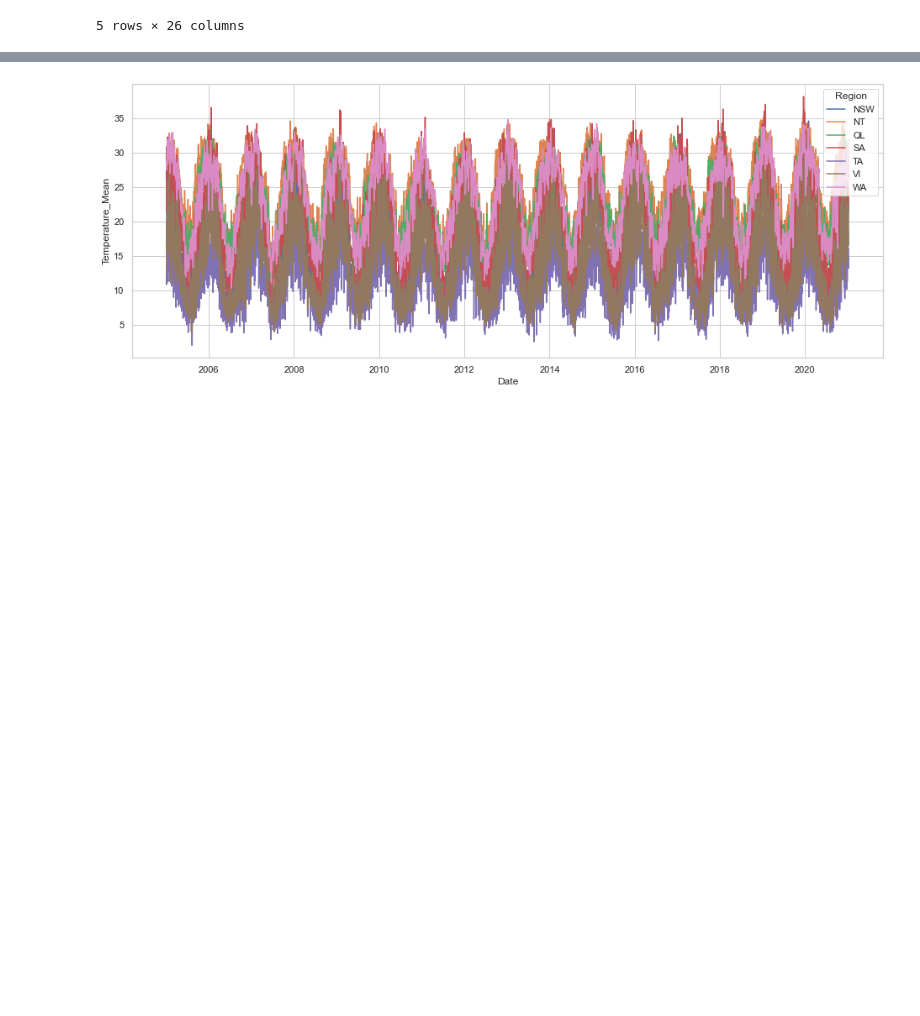
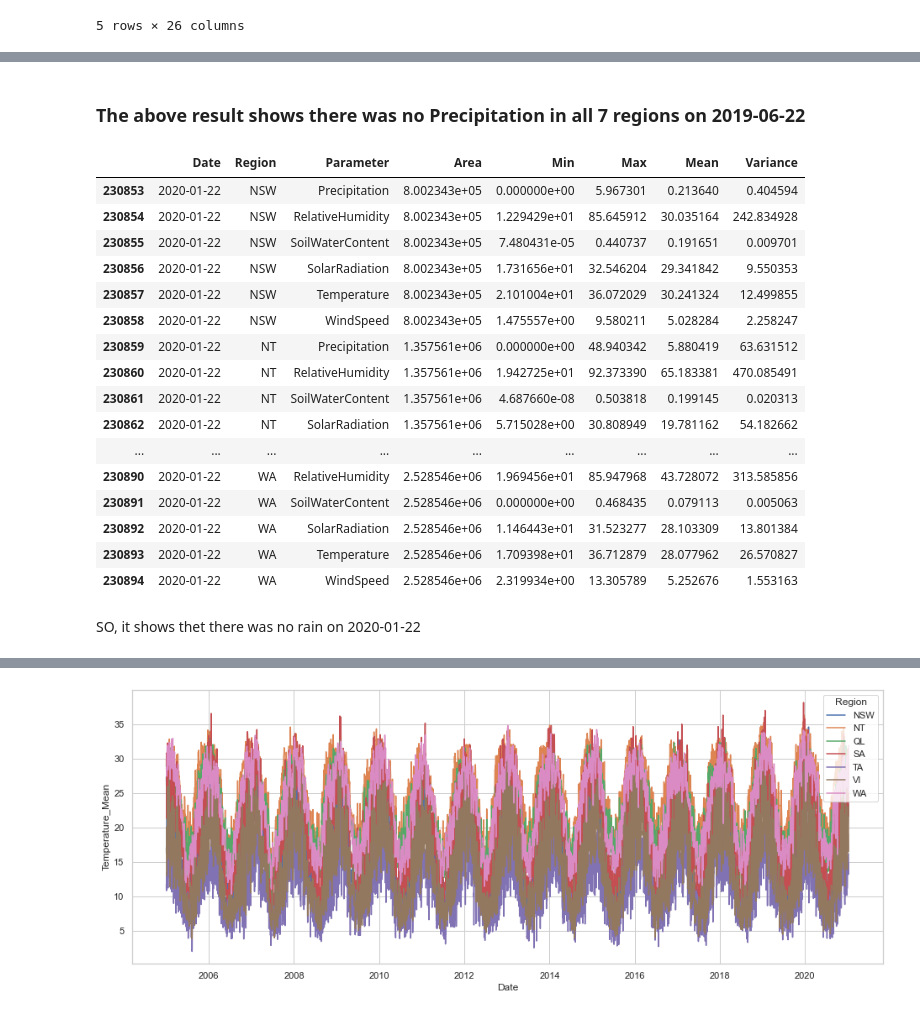
Before and after one commit to sarmitamajumdar/Spot_Challenge_Wildfires, a Jupyter notebook: Spot_Challange_Wildfires.ipynb, the cells around one changed output, grey strips where cells are left out. Drawn from its saved outputs; the diff is of its cells as text; code cells hidden in the pictures; blank space fills up the shorter version.

```diff
--- a/Spot_Challange_Wildfires.ipynb
+++ b/Spot_Challange_Wildfires.ipynb
@@ -369,0 +478,25 @@ weather_df.head()
+# %% [markdown]
+### The above result shows there was no Precipitation in all 7 regions on 2019-06-22
+# %%
+#Cross check with Original Data values
+df_weather.loc[df_weather['Date'] == "2020-01-22", :]
+# %% [output]
+|  | Date | Region | Parameter | Area | Min | Max | Mean | Variance |
+| 230853 | 2020-01-22 | NSW | Precipitation | 8.002343e+05 | 0.000000e+00 | 5.967301 | 0.213640 | 0.404594 |
+| 230854 | 2020-01-22 | NSW | RelativeHumidity | 8.002343e+05 | 1.229429e+01 | 85.645912 | 30.035164 | 242.834928 |
+| 230855 | 2020-01-22 | NSW | SoilWaterContent | 8.002343e+05 | 7.480431e-05 | 0.440737 | 0.191651 | 0.009701 |
+| 230856 | 2020-01-22 | NSW | SolarRadiation | 8.002343e+05 | 1.731656e+01 | 32.546204 | 29.341842 | 9.550353 |
+| 230857 | 2020-01-22 | NSW | Temperature | 8.002343e+05 | 2.101004e+01 | 36.072029 | 30.241324 | 12.499855 |
+| 230858 | 2020-01-22 | NSW | WindSpeed | 8.002343e+05 | 1.475557e+00 | 9.580211 | 5.028284 | 2.258247 |
+| 230859 | 2020-01-22 | NT | Precipitation | 1.357561e+06 | 0.000000e+00 | 48.940342 | 5.880419 | 63.631512 |
+| 230860 | 2020-01-22 | NT | RelativeHumidity | 1.357561e+06 | 1.942725e+01 | 92.373390 | 65.183381 | 470.085491 |
+| 230861 | 2020-01-22 | NT | SoilWaterContent | 1.357561e+06 | 4.687660e-08 | 0.503818 | 0.199145 | 0.020313 |
+| 230862 | 2020-01-22 | NT | SolarRadiation | 1.357561e+06 | 5.715028e+00 | 30.808949 | 19.781162 | 54.182662 |
+| ... | ... | ... | ... | ... | ... | ... | ... | ... |
+| 230890 | 2020-01-22 | WA | RelativeHumidity | 2.528546e+06 | 1.969456e+01 | 85.947968 | 43.728072 | 313.585856 |
+| 230891 | 2020-01-22 | WA | SoilWaterContent | 2.528546e+06 | 0.000000e+00 | 0.468435 | 0.079113 | 0.005063 |
+| 230892 | 2020-01-22 | WA | SolarRadiation | 2.528546e+06 | 1.146443e+01 | 31.523277 | 28.103309 | 13.801384 |
+| 230893 | 2020-01-22 | WA | Temperature | 2.528546e+06 | 1.709398e+01 | 36.712879 | 28.077962 | 26.570827 |
+| 230894 | 2020-01-22 | WA | WindSpeed | 2.528546e+06 | 2.319934e+00 | 13.305789 | 5.252676 | 1.553163 |
+# %% [markdown]
+SO, it shows thet there was no rain on 2020-01-22
```
Also changed, not shown: parts of 94 cells of this notebook, 1 other file.
